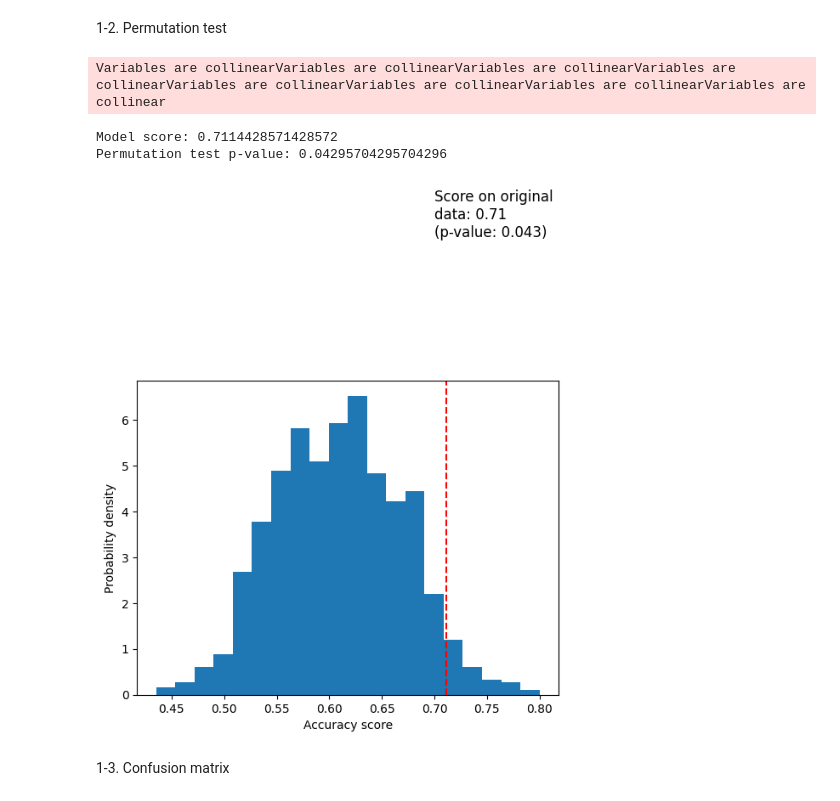
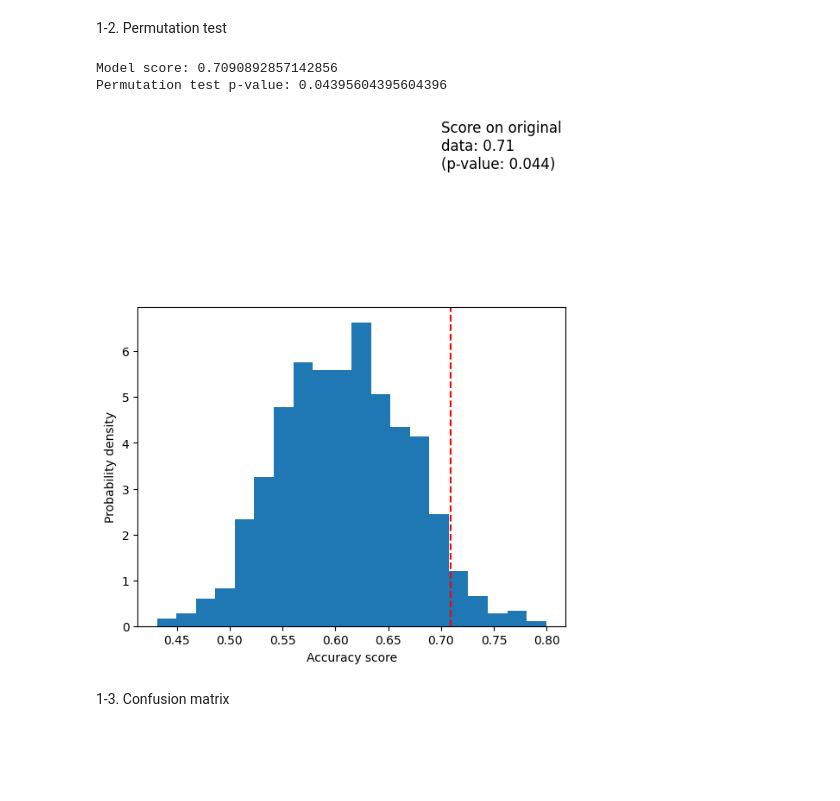
Before and after one commit to Junes94/keypoint-moseq, a Jupyter notebook: docs/source/afterSyll_June.ipynb, the cells around one changed output. Saved outputs shown, nothing was run; the diff lists cells and outputs as text; code cells hidden in the pictures; blank space fills up the shorter version.

```diff
--- a/docs/source/afterSyll_June.ipynb
+++ b/docs/source/afterSyll_June.ipynb
@@ -61,3 +236,17 @@ for file, group in zip(dataset, dataset_class):
+# %%
+if class_two:
+    # Prepare data
+    X = []  # Features
+    y = []  # Response
+    for file_name, data in data_moseq.items():
+        relative_frequency_values = list(data['syllables relative frequency'].values())
+        X.append(relative_frequency_values)
+        response_value = data['class']
+        y.append(response_value)
+
+    # Convert to NumPy arrays
+    X = np.array(X)
+    y = np.array(y)
 # %% [markdown]
 1-1. QDA (Quadratic Discriminant Analysis) model training
 # %%
@@ -107,28 +353,27 @@ Average accuracy:  0.7086285714285715
 # %%
 import matplotlib.pyplot as plt
 # 분석기 초기화
 qda = QuadraticDiscriminantAnalysis()
 
 # 순열 테스트 수행
-score, permutation_scores, pvalue = permutation_test_score(qda, X, y, scoring="accuracy", cv=cv, n_permutations=500, n_jobs=1)
+score, permutation_scores, pvalue = permutation_test_score(qda, X, y, scoring="accuracy", cv=cv, n_permutations=1000, n_jobs=2)
 
 # 결과 출력
 print("Model score: %s" % score)
 print("Permutation test p-value: %s" % pvalue)
 
 fig, ax = plt.subplots()
 
 ax.hist(permutation_scores, bins=20, density=True)
 ax.axvline(score, ls="--", color="r")
 score_label = f"Score on original\ndata: {score:.2f}\n(p-value: {pvalue:.3f})"
 ax.text(0.7, 10, score_label, fontsize=12)
 ax.set_xlabel("Accuracy score")
 _ = ax.set_ylabel("Probability density")
 # %% [output]
-Variables are collinearVariables are collinearVariables are collinearVariables are collinearVariables are collinearVariables are collinearVariables are collinearVariables are collinear
+Model score: 0.7090892857142856
+Permutation test p-value: 0.04395604395604396
-Model score: 0.7114428571428572
-Permutation test p-value: 0.04295704295704296
-[figure, old version]
+[figure, new version]
 # %% [markdown]
 1-3. Confusion matrix
 # %%
```
Also changed, not shown: parts of 14 cells of this notebook.
